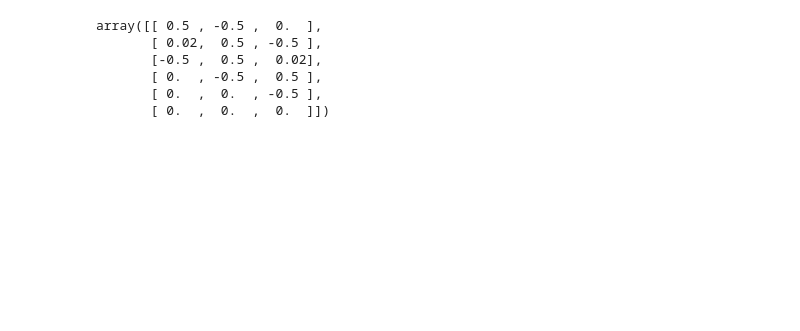
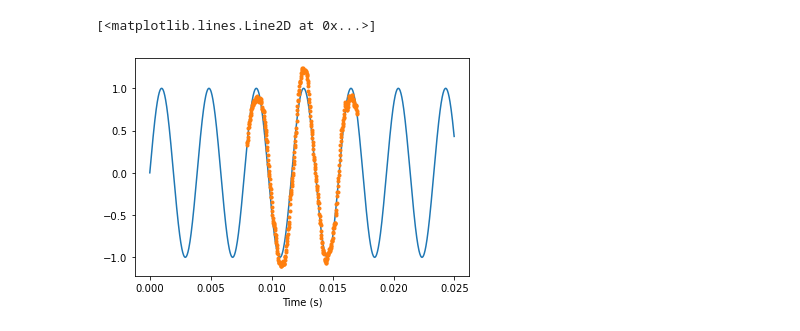
Before and after one commit to mattpitkin/interp-autoreg, a Jupyter notebook: interp-autoreg.ipynb, the cells around one changed output. Saved outputs shown, nothing was run; the diff lists cells and outputs as text; code cells hidden in the pictures; blank space fills up the shorter version.

```diff
--- a/interp-autoreg.ipynb
+++ b/interp-autoreg.ipynb
@@ -229,9 +506,7 @@ array([[ 0.6673932 , -0.00563904, -0.20217201],
 # %%
-B
+plt.plot(t, x)
+plt.xlabel("Time (s)");
+plt.plot(t[m - 1:m + k - 1], chain[-1][0], '.')
 # %% [output]
-array([[ 0.5 , -0.5 ,  0.  ],
-       [ 0.02,  0.5 , -0.5 ],
-       [-0.5 ,  0.5 ,  0.02],
-       [ 0.  , -0.5 ,  0.5 ],
-       [ 0.  ,  0.  , -0.5 ],
-       [ 0.  ,  0.  ,  0.  ]])
+[<matplotlib.lines.Line2D at 0x...>]
+[figure, added]
```
Also changed, not shown: parts of 22 cells of this notebook, 1 other file.
